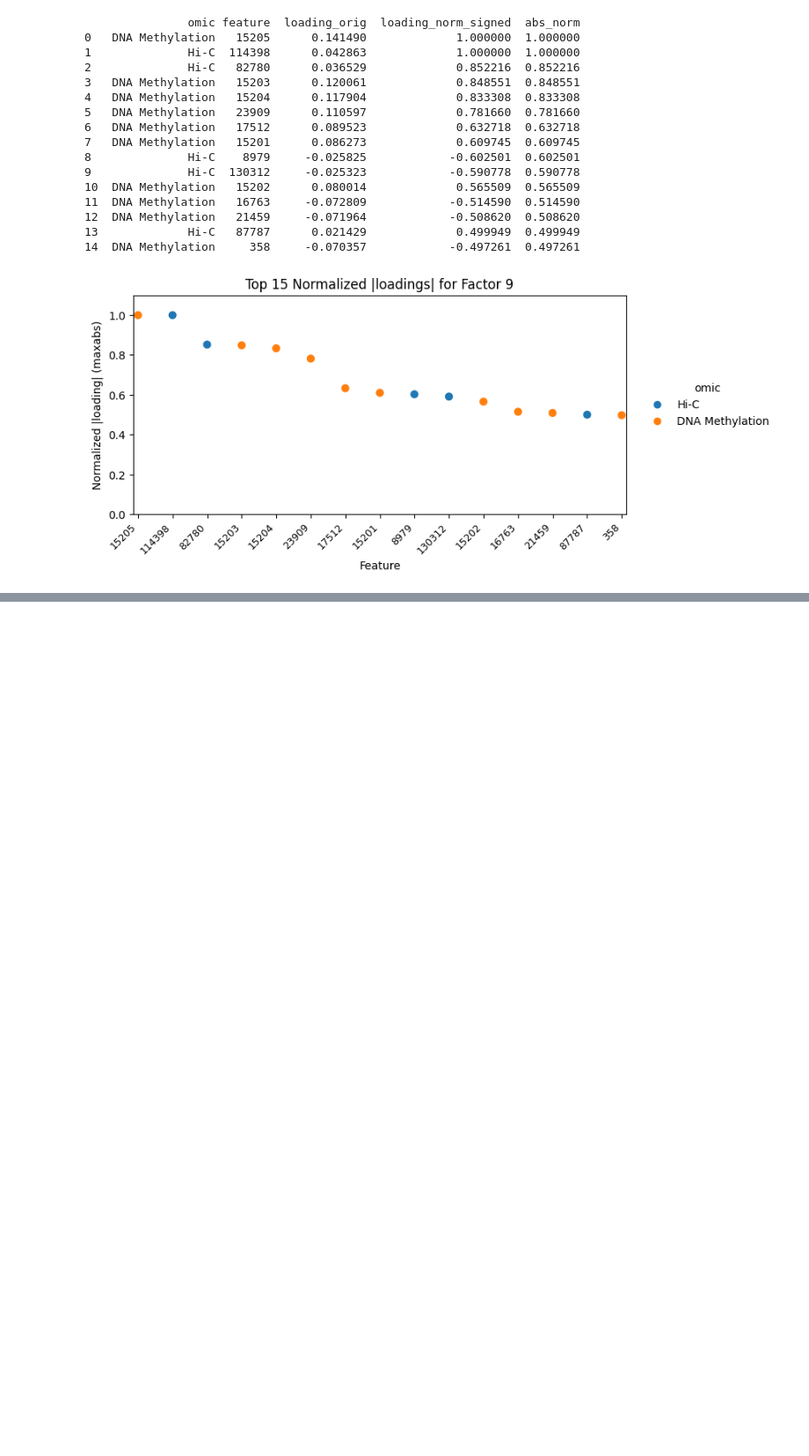
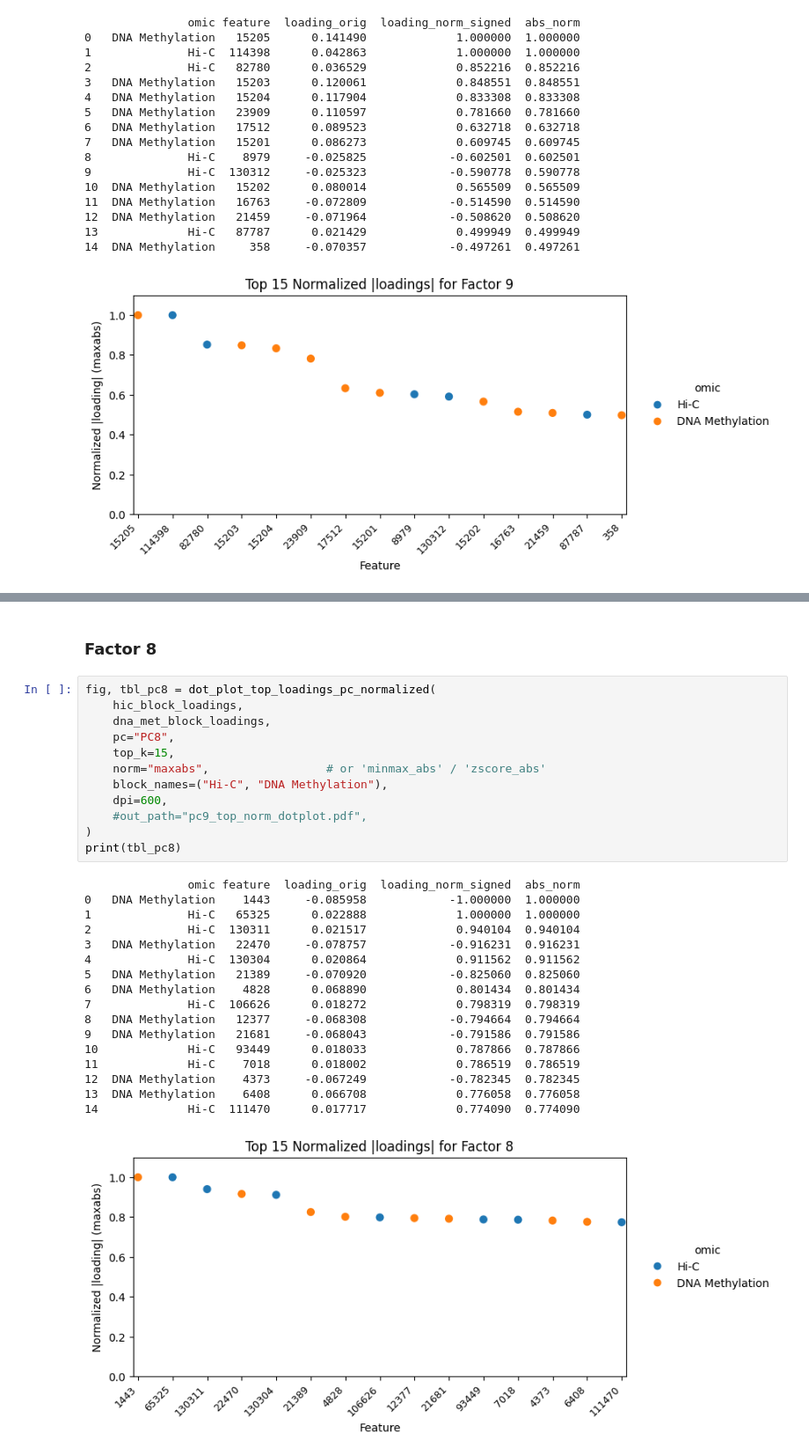
Before and after one commit to ay-lab/SpinMCIA, a Jupyter notebook: tutorials/SpinMCIA_lee_200kb_umap_and_downstream_analysis_tutorial.ipynb, the cells around one changed output, grey strips where cells are left out. Shown at 88% size. Cells and saved outputs as stored; diff of their text form; blank space fills up the shorter version.

```diff
--- a/tutorials/SpinMCIA_lee_200kb_umap_and_downstream_analysis_tutorial.ipynb
+++ b/tutorials/SpinMCIA_lee_200kb_umap_and_downstream_analysis_tutorial.ipynb
@@ -1018,0 +1040,32 @@ plt.show()
+# %% [markdown]
+### Factor 8
+# %%
+fig, tbl_pc8 = dot_plot_top_loadings_pc_normalized(
+    hic_block_loadings,
+    dna_met_block_loadings,
+    pc="PC8",
+    top_k=15,
+    norm="maxabs",                 # or 'minmax_abs' / 'zscore_abs'
+    block_names=("Hi-C", "DNA Methylation"),
+    dpi=600,
+    #out_path="pc9_top_norm_dotplot.pdf",
+)
+print(tbl_pc8)
+# %% [output]
+               omic feature  loading_orig  loading_norm_signed  abs_norm
+0   DNA Methylation    1443     -0.085958            -1.000000  1.000000
+1              Hi-C   65325      0.022888             1.000000  1.000000
+2              Hi-C  130311      0.021517             0.940104  0.940104
+3   DNA Methylation   22470     -0.078757            -0.916231  0.916231
+4              Hi-C  130304      0.020864             0.911562  0.911562
+5   DNA Methylation   21389     -0.070920            -0.825060  0.825060
+6   DNA Methylation    4828      0.068890             0.801434  0.801434
+7              Hi-C  106626      0.018272             0.798319  0.798319
+8   DNA Methylation   12377     -0.068308            -0.794664  0.794664
+9   DNA Methylation   21681     -0.068043            -0.791586  0.791586
+10             Hi-C   93449      0.018033             0.787866  0.787866
+11             Hi-C    7018      0.018002             0.786519  0.786519
+12  DNA Methylation    4373     -0.067249            -0.782345  0.782345
+13  DNA Methylation    6408      0.066708             0.776058  0.776058
+14             Hi-C  111470      0.017717             0.774090  0.774090
+[figure, added]
```
Also changed, not shown: parts of 12 cells of this notebook, 5 other files.
